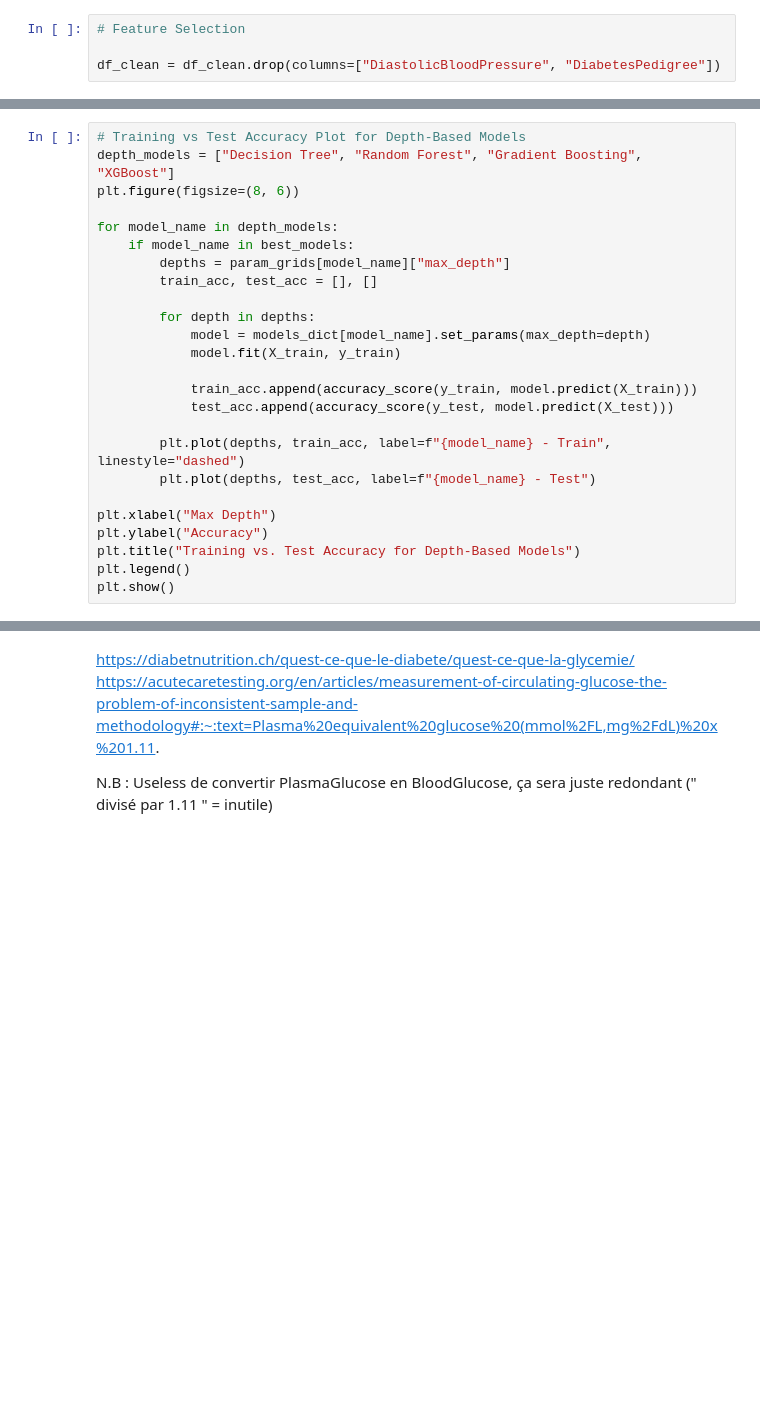
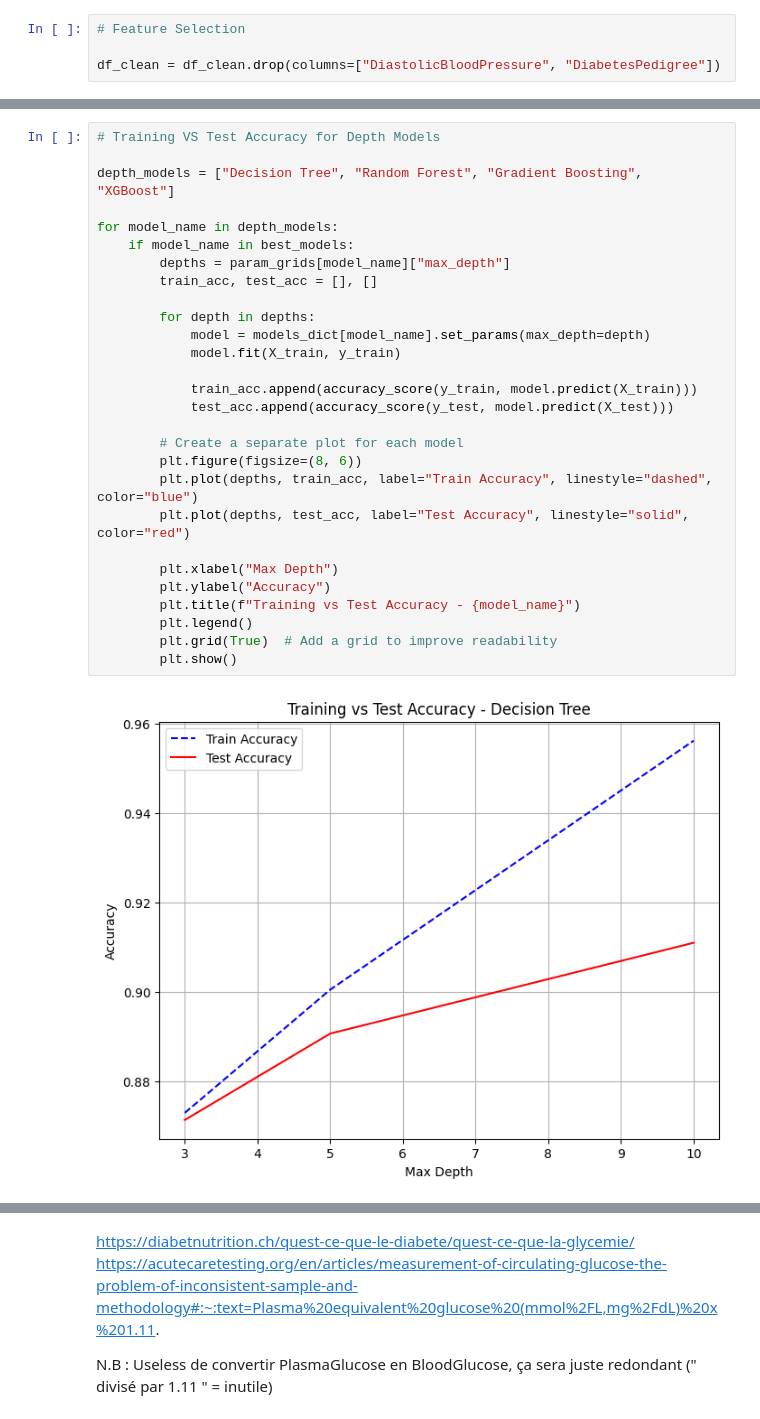
Before and after one commit to NathanBrunet/ML-Project-Diabetes-Prediction, a Jupyter notebook: DiabetesPrediction.ipynb, the cells around one changed output, grey strips where cells are left out. Cells and saved outputs as stored; diff of their text form; blank space fills up the shorter version.

```diff
--- a/DiabetesPrediction.ipynb
+++ b/DiabetesPrediction.ipynb
@@ -470,25 +486,30 @@ IndentationError: unexpected indent (<ipython-input-70-612d2120e6bb>, line 24)
 # %%
-# Training vs Test Accuracy Plot for Depth-Based Models
+# Training VS Test Accuracy for Depth Models
+
 depth_models = ["Decision Tree", "Random Forest", "Gradient Boosting", "XGBoost"]
-plt.figure(figsize=(8, 6))
 
 for model_name in depth_models:
     if model_name in best_models:
         depths = param_grids[model_name]["max_depth"]
         train_acc, test_acc = [], []
 
         for depth in depths:
             model = models_dict[model_name].set_params(max_depth=depth)
             model.fit(X_train, y_train)
 
             train_acc.append(accuracy_score(y_train, model.predict(X_train)))
             test_acc.append(accuracy_score(y_test, model.predict(X_test)))
 
-        plt.plot(depths, train_acc, label=f"{model_name} - Train", linestyle="dashed")
-        plt.plot(depths, test_acc, label=f"{model_name} - Test")
+        # Create a separate plot for each model
+        plt.figure(figsize=(8, 6))
+        plt.plot(depths, train_acc, label="Train Accuracy", linestyle="dashed", color="blue")
+        plt.plot(depths, test_acc, label="Test Accuracy", linestyle="solid", color="red")
 
-plt.xlabel("Max Depth")
-plt.ylabel("Accuracy")
-plt.title("Training vs. Test Accuracy for Depth-Based Models")
-plt.legend()
-plt.show()
+        plt.xlabel("Max Depth")
+        plt.ylabel("Accuracy")
+        plt.title(f"Training vs Test Accuracy - {model_name}")
+        plt.legend()
+        plt.grid(True)  # Add a grid to improve readability
+        plt.show()
+# %% [output]
+[figure, added]
```
Also changed, not shown: parts of 4 cells of this notebook.
